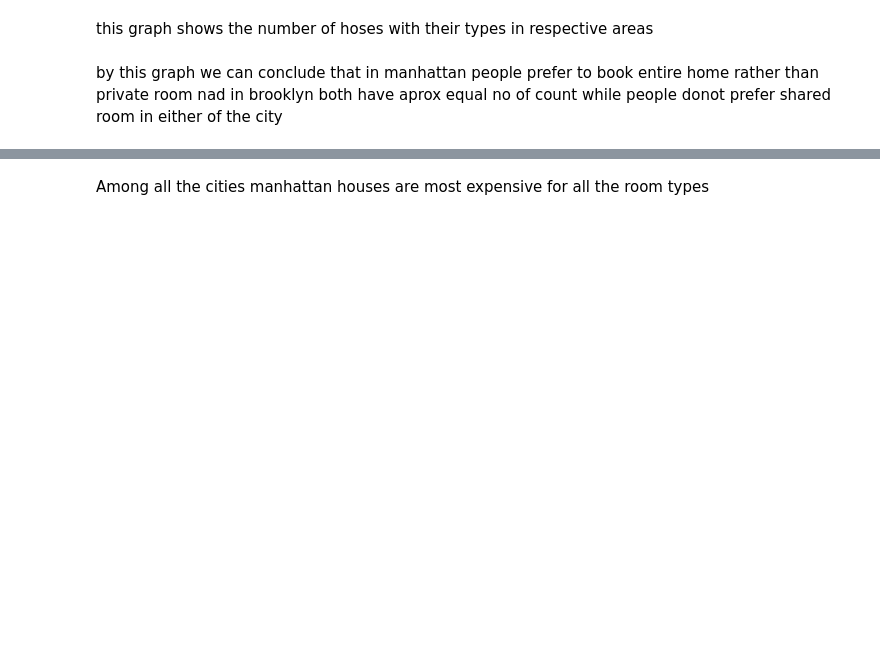
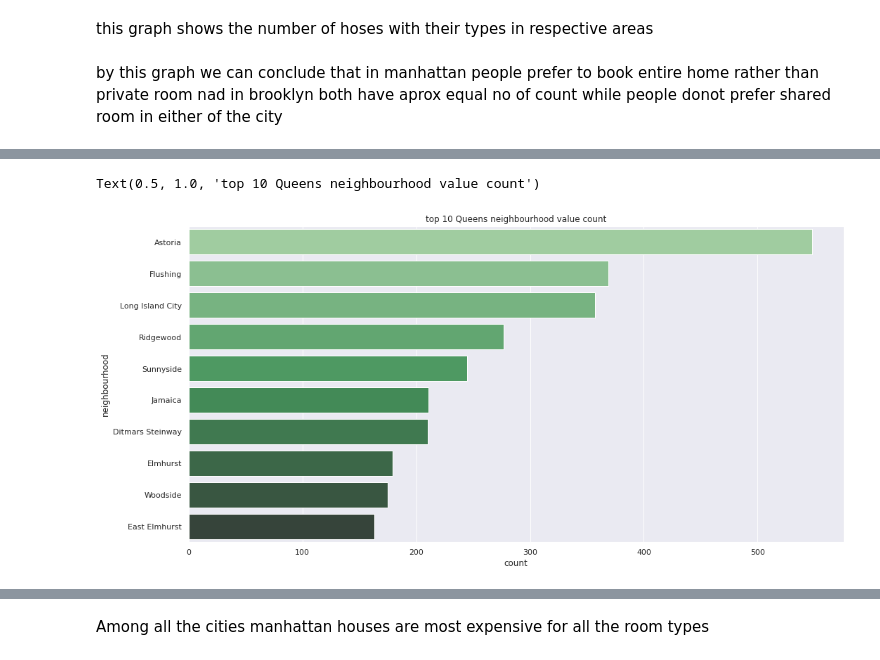
Before and after one commit to Ali-Asgar-Lakdawala/EDA-airbnb, a Jupyter notebook: Ali_Asgar_Airbnb_Bookings_Analysis_Capstone_Project.ipynb, the cells around one changed output, grey strips where cells are left out. Saved outputs shown, nothing was run; the diff lists cells and outputs as text; code cells hidden in the pictures; blank space fills up the shorter version.

```diff
--- a/Ali_Asgar_Airbnb_Bookings_Analysis_Capstone_Project.ipynb
+++ b/Ali_Asgar_Airbnb_Bookings_Analysis_Capstone_Project.ipynb
@@ -200,0 +283,6 @@ by this graph we can conclude that in manhattan people prefer to book entire hom
+# %%
+brooklyn_group_df=df.loc[df['neighbourhood_group']== 'Brooklyn']
+manhattan_group_df=df.loc[df['neighbourhood_group']== 'Manhattan']
+Queens_group_df=df.loc[df['neighbourhood_group']== 'Queens']
+Staten_Island_group_df=df.loc[df['neighbourhood_group']== 'Staten Island']
+Bronx_group_df=df.loc[df['neighbourhood_group']== 'Bronx']
@@ -200,0 +303,7 @@ by this graph we can conclude that in manhattan people prefer to book entire hom
+# %%
+# top 10 areas in Queens with most booking
+sns.countplot(y="neighbourhood", data=Queens_group_df, palette="Greens_d",
+              order=Queens_group_df.neighbourhood.value_counts().iloc[:10].index).set_title('top 10 Queens neighbourhood value count')
+# %% [output]
+Text(0.5, 1.0, 'top 10 Queens neighbourhood value count')
+[figure, added]
```
Also changed, not shown: parts of 97 cells of this notebook.
